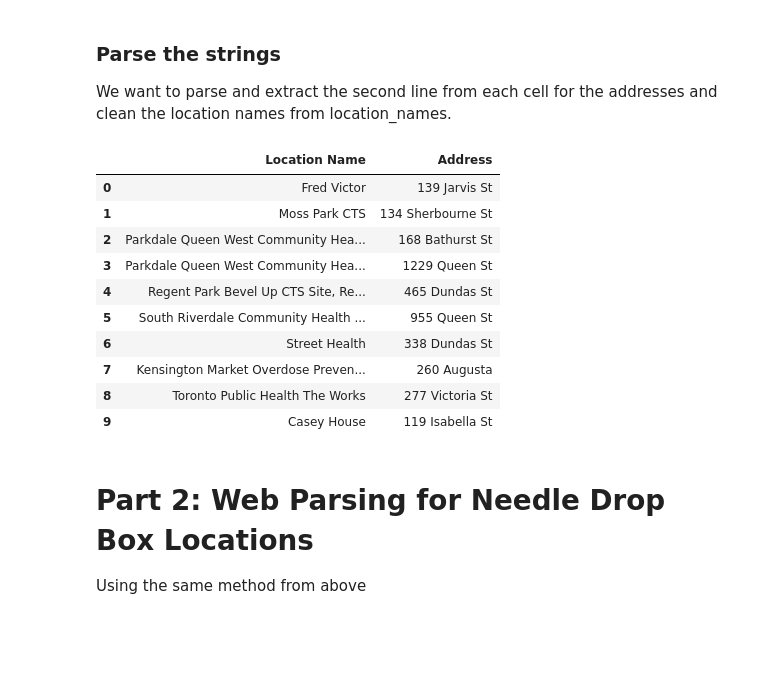
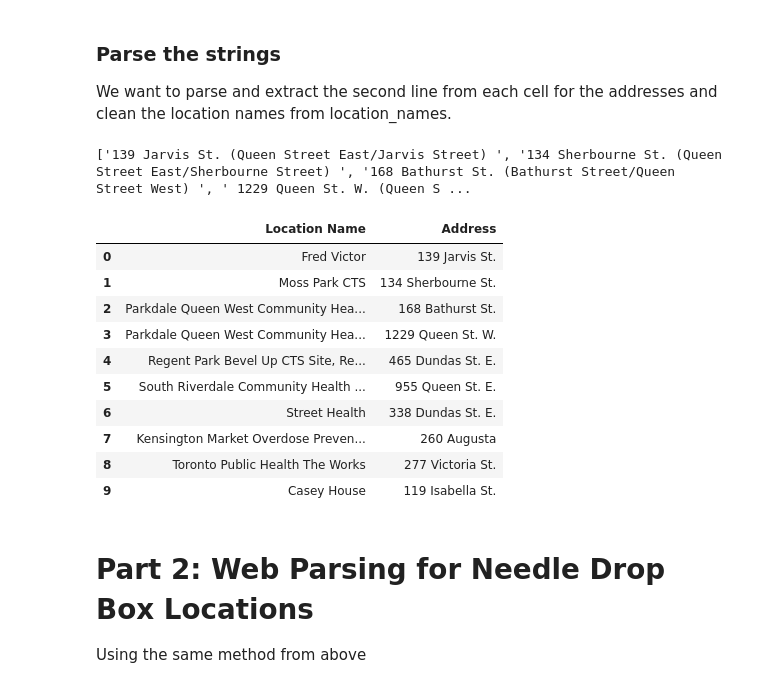
Before and after one commit to jayshah2111/team-algorithm-avengers, a Jupyter notebook: City of Toronto web parsing.ipynb, the cells around one changed output. Saved outputs shown, nothing was run; the diff lists cells and outputs as text; code cells hidden in the pictures; blank space fills up the shorter version.

```diff
--- a/City of Toronto web parsing.ipynb
+++ b/City of Toronto web parsing.ipynb
@@ -90,43 +90,44 @@ We want to parse and extract the second line from each cell for the addresses an
 # %%
 # return the human-readable text from each row and concatenate with a space, then split at the spaces.
 text_cell = [cell.get_text(separator = " ").strip() for cell in location_cells]
 
 # Extract the cells from the first column, which contain the location information.
 location_cell = [text_cell[index].split(("\n")) for index in range(0,len(text_cell),2)]
 
 # Extract the 2nd (address) and 3rd (intersection) from each cell in text_cell
 location_list = [strng[1] + strng[2] for strng in location_cell]
-
+print(location_list)
 # Clean the data by removing noise ("The Works", "KeepSIX*", ".")
-address_list = [entry.split("(")[0].strip("The Works").strip("KeepSIX*").split(".")[0].strip() for entry in location_list]
+address_list = [entry.split("(")[0].strip("The Works").strip("KeepSIX*").split("(")[0].strip() for entry in location_list]
 
 # Extract the names from the location_names list
 final_loc_names = [cell.get_text(separator = " ").strip().strip('*') for cell in location_names]
 # Manually edit the location name for the second last entry
 final_loc_names[-2] = final_loc_names[-3] + ' ' + final_loc_names[-2]
 # Remove the redundant entry
 final_loc_names.pop(-3)
 
 # Create the DataFrame
 injection_site_locations_df = pd.DataFrame({
     "Location Name": final_loc_names,
     "Address": address_list
 })
 
 # View DataFrame
 injection_site_locations_df.head(10)
 # %% [output]
+['139 Jarvis St. (Queen Street East/Jarvis Street) ', '134 Sherbourne St. (Queen Street East/Sherbourne Street) ', '168 Bathurst St. (Bathurst Street/Queen Street West) ', ' 1229 Queen St. W. (Queen S ...
 |  | Location Name | Address |
-| 0 | Fred Victor | 139 Jarvis St |
-| 1 | Moss Park CTS | 134 Sherbourne St |
-| 2 | Parkdale Queen West Community Hea... | 168 Bathurst St |
-| 3 | Parkdale Queen West Community Hea... | 1229 Queen St |
-| 4 | Regent Park Bevel Up CTS Site, Re... | 465 Dundas St |
-| 5 | South Riverdale Community Health ... | 955 Queen St |
-| 6 | Street Health | 338 Dundas St |
+| 0 | Fred Victor | 139 Jarvis St. |
+| 1 | Moss Park CTS | 134 Sherbourne St. |
+| 2 | Parkdale Queen West Community Hea... | 168 Bathurst St. |
+| 3 | Parkdale Queen West Community Hea... | 1229 Queen St. W. |
+| 4 | Regent Park Bevel Up CTS Site, Re... | 465 Dundas St. E. |
+| 5 | South Riverdale Community Health ... | 955 Queen St. E. |
+| 6 | Street Health | 338 Dundas St. E. |
 | 7 | Kensington Market Overdose Preven... | 260 Augusta |
-| 8 | Toronto Public Health The Works | 277 Victoria St |
-| 9 | Casey House | 119 Isabella St |
+| 8 | Toronto Public Health The Works | 277 Victoria St. |
+| 9 | Casey House | 119 Isabella St. |
 # %% [markdown]
 # Part 2: Web Parsing for Needle Drop Box Locations
 
```
Also changed, not shown: parts of 1 cell of this notebook, 1 other file.
